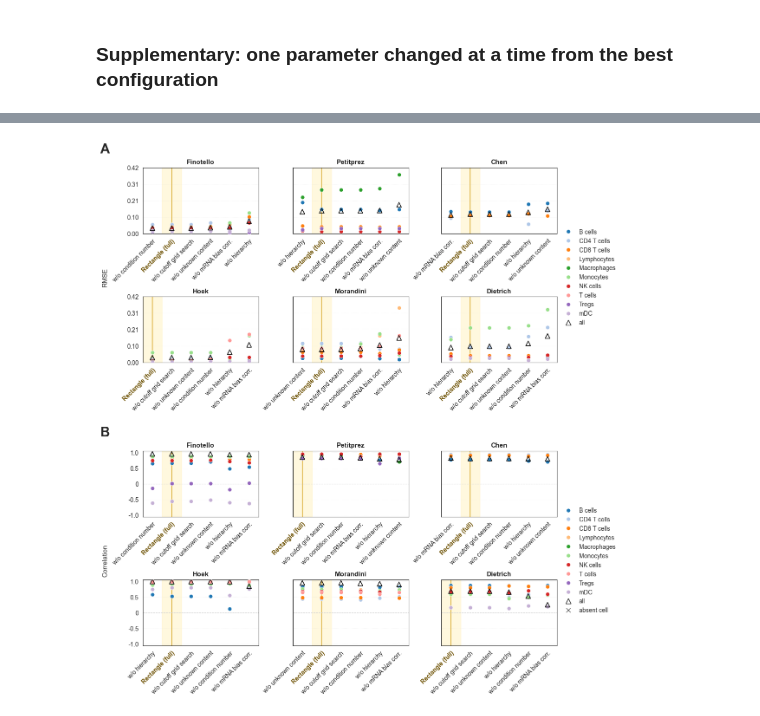
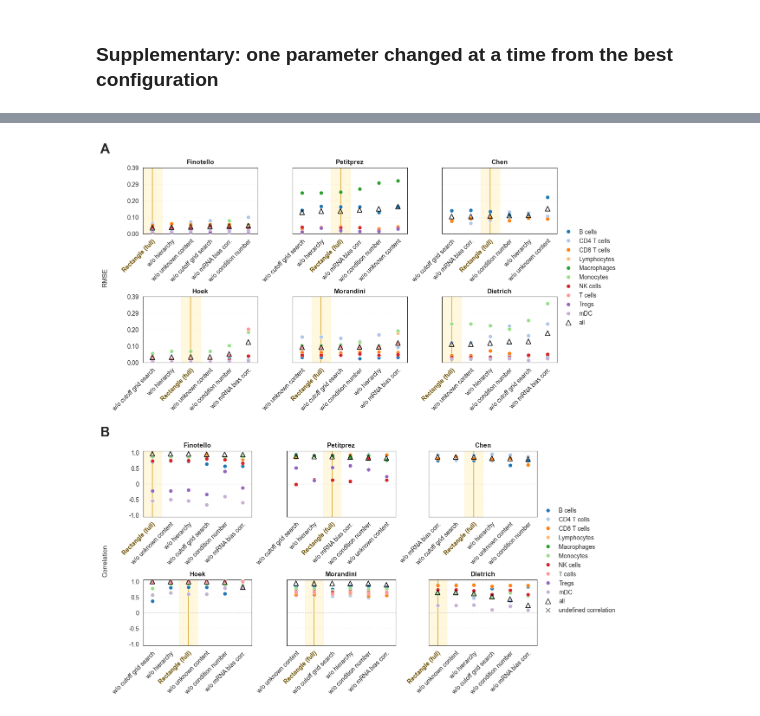
Before and after one commit to ComputationalBiomedicineGroup/rectangle_paper, a Jupyter notebook: notebooks/ablation.ipynb, the cells around one changed output, grey strips where cells are left out. Saved outputs shown, nothing was run; the diff lists cells and outputs as text; code cells hidden in the pictures.

```diff
--- a/notebooks/ablation.ipynb
+++ b/notebooks/ablation.ipynb
@@ -15,10 +38,11 @@ import numpy as np
 import matplotlib.pyplot as plt
 from matplotlib.patches import Patch
 
+# Results from the 2026-10-08 rerun (CSV matches finotello_rankings.html).
 # the grid is a full factorial (3 x 4 x 3 x 3 x 4 = 432), so variance shares come straight from group means:
 # main effect  = Var(E[Y | parameter]) / Var(Y)            -> the parameter alone
 # total effect = 1 - Var(E[Y | all other parameters]) / Var(Y) -> the parameter plus all its interactions
-grid = pd.read_csv('../data/ablation/finotello_hyperparameter_search_hao_disjoint.csv')
+grid = pd.read_csv('../data/ablation/finotello_hyperparameter_search_hao_disjoint_rerun_2026_10_08.csv')
 best = grid.loc[grid['combined_position'].idxmin()]
 parameter_names = {
     'prevalence': 'Expression prevalence',
@@ -92,7 +116,7 @@ for row, (metric, metric_name) in enumerate(metrics):
                 fontsize=7, color=muted)
     ax.set_ylim(0, 103)
     ax.set_xlabel(f'Overall {metric_name}', fontsize=8, color=ink)
-    ax.set_ylabel('Configurations at least\nthis good (%)', fontsize=8, color=ink)
+    ax.set_ylabel('Configurations at least' + chr(10) + 'this good (%)', fontsize=8, color=ink)
     direction = 'higher' if metric == 'overall_correlation' else 'lower'
     ax.set_title(f'All 432 configurations: {metric_name} ({direction} is better)', fontsize=10, loc='left')
     ax.grid(color='#eeede9', linewidth=0.8)
@@ -138,9 +162,9 @@ import numpy as np
 import matplotlib.pyplot as plt
 from matplotlib.lines import Line2D
 
-# 432-configuration grid search (Finotello, full Hao without HaoSub), copied from
-# rectangle_benchmark/output/finotello_hyperparameter_search_hao_disjoint/results_ranked.csv
-grid = pd.read_csv('../data/ablation/finotello_hyperparameter_search_hao_disjoint.csv')
+# 432-configuration grid search (Finotello, full Hao without HaoSub), 2026-10-08 rerun.
+# Source: rectangle_benchmark/output/finotello_hyperparameter_search_hao_disjoint_rerun_2026_10_08/results_ranked.csv
+grid = pd.read_csv('../data/ablation/finotello_hyperparameter_search_hao_disjoint_rerun_2026_10_08.csv')
 best = grid.loc[grid['combined_position'].idxmin()]
 
 parameters = [
@@ -989,7 +1228,16 @@ for subfig, (metric_col, y_label, panel_letter) in zip(subfigs, plot_specs):
         plot_ablation_order = plot_ablations
         if sort_by_overall:
             all_metric = sub[sub['cell_type'] == 'all'].set_index('ablation')[metric_col].reindex(plot_ablations)
-            plot_ablation_order = all_metric.sort_values(ascending=ascending).index.tolist()
+            # Exact metric ties: full Rectangle first, then notebook ablation order.
+            ranking = pd.DataFrame({
+                'metric': all_metric,
+                'full_priority': [0 if a == 'full' else 1 for a in all_metric.index],
+                'original_order': np.arange(len(all_metric)),
+            })
+            plot_ablation_order = ranking.sort_values(
+                ['metric', 'full_priority', 'original_order'],
+                ascending=[ascending, True, True], na_position='last',
+            ).index.tolist()
         if 'full' in plot_ablation_order:
             full_idx = plot_ablation_order.index('full')
             ax.axvspan(full_idx - 0.5, full_idx + 0.5, color='#fff3c4', alpha=0.55, zorder=0)
@@ -1046,32 +1294,32 @@ for subfig, (metric_col, y_label, panel_letter) in zip(subfigs, plot_specs):
                 lbl.set_color('#6b4f00')
         ax.grid(axis='y', linestyle=':', alpha=0.35)
 
     for ax in axes[:len(plot_datasets)]:
         ax.set_yticks(y_ticks)
         ax.set_yticklabels(y_tick_labels)
     for ax in axes[len(plot_datasets):]:
         ax.axis('off')
 
     subfig.supylabel(y_label, fontsize=11)
     subfig.suptitle(panel_letter, x=0.0, ha='left', fontsize=22, fontweight='bold')
     legend_handles = [
         Line2D([0], [0], marker='^', linestyle='None', markerfacecolor='none', markeredgecolor='#111111', markersize=8, label='all') if ct == 'all'
         else Line2D([0], [0], marker='o', linestyle='None', markerfacecolor=palette[ct], markeredgecolor='white', markersize=7, label=ct)
         for ct in cell_type_order
     ]
     if metric_col == 'cor':
         legend_handles.append(
-            Line2D([0], [0], marker='x', linestyle='None', color='#555555', markersize=7, label='absent cell')
+            Line2D([0], [0], marker='x', linestyle='None', color='#555555', markersize=7, label='undefined correlation')
         )
     spare_axes = axes[len(plot_datasets):]
     if len(spare_axes):
         spare_axes[0].legend(handles=legend_handles, loc='center', ncol=2, frameon=False,
                              handletextpad=0.4, columnspacing=1.2, labelspacing=0.7)
     else:
         subfig.legend(handles=legend_handles, loc='outside right center', frameon=False)
 
 for ext in ('pdf', 'png'):
     fig.savefig(f'{combined_out_path}.{ext}', facecolor='white', bbox_inches='tight', dpi=300)
 plt.show()
 # %% [output]
-[figure, old version]
+[figure, new version]
```
Also changed, not shown: parts of 28 cells of this notebook.
